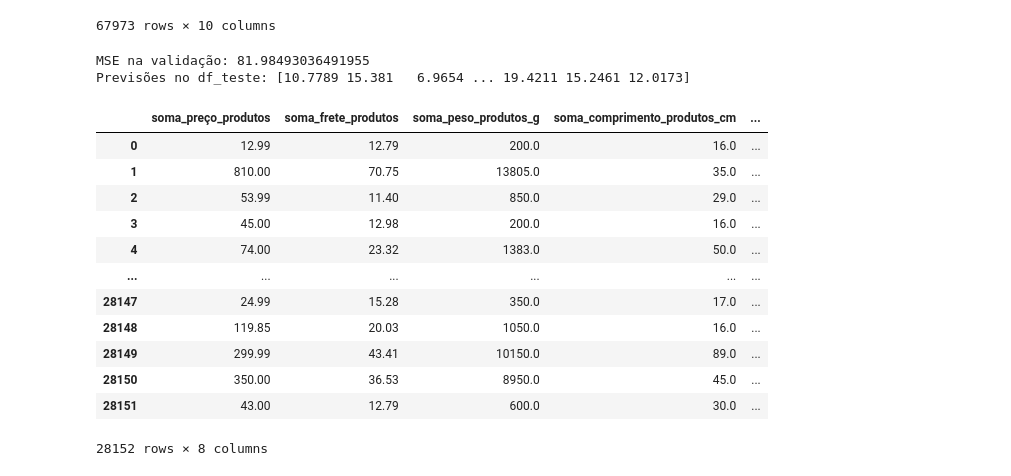
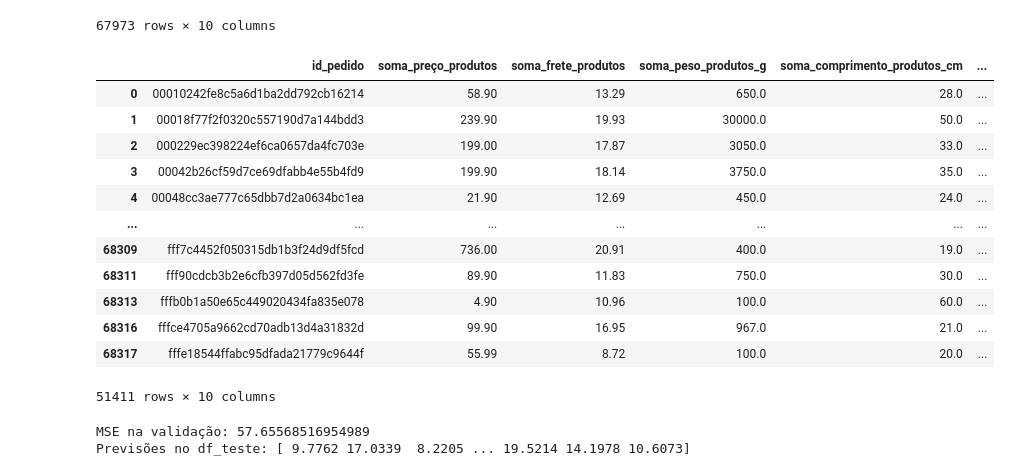
Before and after one commit to madusagii/Z-O, a Jupyter notebook: z-o-velhao.ipynb, the cells around one changed output. Cells and saved outputs as stored; diff of their text form; code cells hidden in the pictures.

```diff
--- a/z-o-velhao.ipynb
+++ b/z-o-velhao.ipynb
@@ -558,6 +558,26 @@ df_treino
 | 68316 | fffce4705a9662cd70adb13d4a31832d | 99.90 | 16.95 | 967.0 | 21.0 | ... |
 | 68317 | fffe18544ffabc95dfada21779c9644f | 55.99 | 8.72 | 100.0 | 20.0 | ... |
 67973 rows × 10 columns
+# %%
+#Tratamento de Outliers da df_treino
+df_treino = df_treino[(df_treino['distancia_km'] <= 813)]
+
+
+df_treino
+# %% [output]
+|  | id_pedido | soma_preço_produtos | soma_frete_produtos | soma_peso_produtos_g | soma_comprimento_produtos_cm | ... |
+| 0 | 00010242fe8c5a6d1ba2dd792cb16214 | 58.90 | 13.29 | 650.0 | 28.0 | ... |
+| 1 | 00018f77f2f0320c557190d7a144bdd3 | 239.90 | 19.93 | 30000.0 | 50.0 | ... |
+| 2 | 000229ec398224ef6ca0657da4fc703e | 199.00 | 17.87 | 3050.0 | 33.0 | ... |
+| 3 | 00042b26cf59d7ce69dfabb4e55b4fd9 | 199.90 | 18.14 | 3750.0 | 35.0 | ... |
+| 4 | 00048cc3ae777c65dbb7d2a0634bc1ea | 21.90 | 12.69 | 450.0 | 24.0 | ... |
+| ... | ... | ... | ... | ... | ... | ... |
+| 68309 | fff7c4452f050315db1b3f24d9df5fcd | 736.00 | 20.91 | 400.0 | 19.0 | ... |
+| 68311 | fff90cdcb3b2e6cfb397d05d562fd3fe | 89.90 | 11.83 | 750.0 | 30.0 | ... |
+| 68313 | fffb0b1a50e65c449020434fa835e078 | 4.90 | 10.96 | 100.0 | 60.0 | ... |
+| 68316 | fffce4705a9662cd70adb13d4a31832d | 99.90 | 16.95 | 967.0 | 21.0 | ... |
+| 68317 | fffe18544ffabc95dfada21779c9644f | 55.99 | 8.72 | 100.0 | 20.0 | ... |
+51411 rows × 10 columns
 # %%
 # Separando variáveis independentes (X) e dependente (y)
 X_treino = df_treino[['soma_preço_produtos', 'soma_frete_produtos', 'soma_peso_produtos_g', 'soma_comprimento_produtos_cm', 'soma_altura_produtos_cm', 'soma_largura_produtos_cm', 'preço_total', 'distancia_km']]  # Variáveis independentes
@@ -586,21 +606,5 @@ y_pred_teste = modelo_rf.predict(X_teste)
 # O modelo agora fez previsões no df_teste
 print("Previsões no df_teste:", y_pred_teste)
 # %% [output]
-MSE na validação: 81.98493036491955
-Previsões no df_teste: [10.7789 15.381   6.9654 ... 19.4211 15.2461 12.0173]
+MSE na validação: 57.65568516954989
+Previsões no df_teste: [ 9.7762 17.0339  8.2205 ... 19.5214 14.1978 10.6073]
-# %%
-df_teste_graf
-# %% [output]
-|  | soma_preço_produtos | soma_frete_produtos | soma_peso_produtos_g | soma_comprimento_produtos_cm | ... |
-| 0 | 12.99 | 12.79 | 200.0 | 16.0 | ... |
-| 1 | 810.00 | 70.75 | 13805.0 | 35.0 | ... |
-| 2 | 53.99 | 11.40 | 850.0 | 29.0 | ... |
-| 3 | 45.00 | 12.98 | 200.0 | 16.0 | ... |
-| 4 | 74.00 | 23.32 | 1383.0 | 50.0 | ... |
-| ... | ... | ... | ... | ... | ... |
-| 28147 | 24.99 | 15.28 | 350.0 | 17.0 | ... |
-| 28148 | 119.85 | 20.03 | 1050.0 | 16.0 | ... |
-| 28149 | 299.99 | 43.41 | 10150.0 | 89.0 | ... |
-| 28150 | 350.00 | 36.53 | 8950.0 | 45.0 | ... |
-| 28151 | 43.00 | 12.79 | 600.0 | 30.0 | ... |
-28152 rows × 8 columns
```
Also changed, not shown: parts of 2 cells of this notebook, 1 other file.
